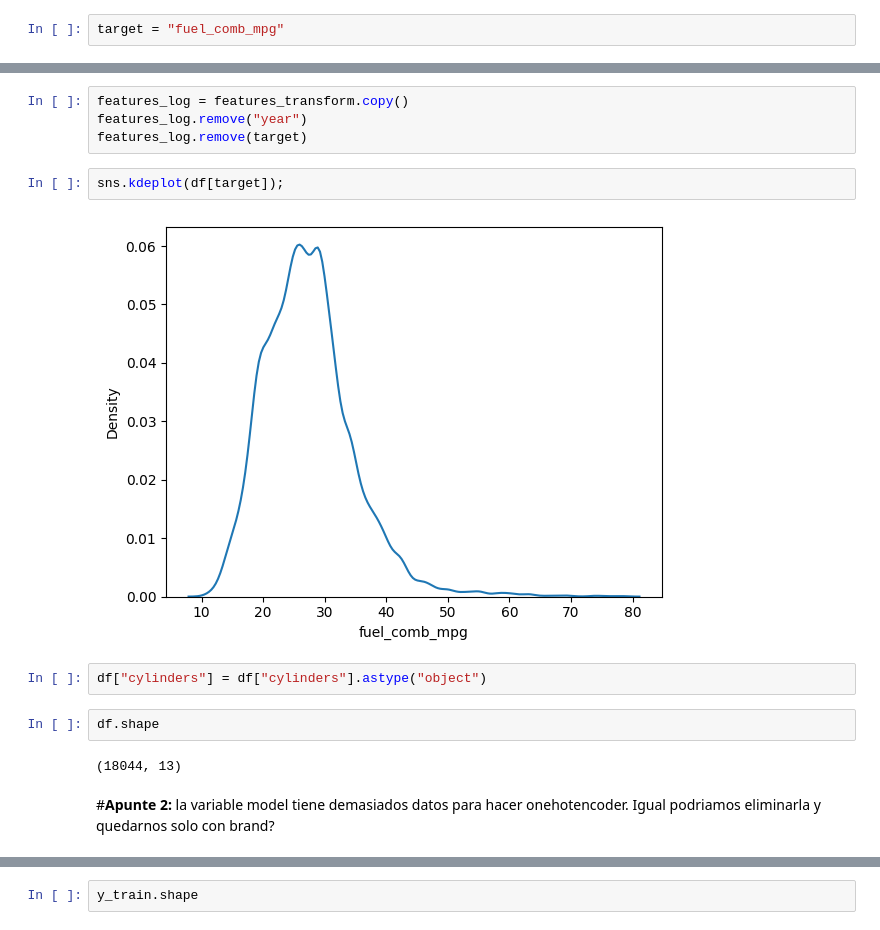
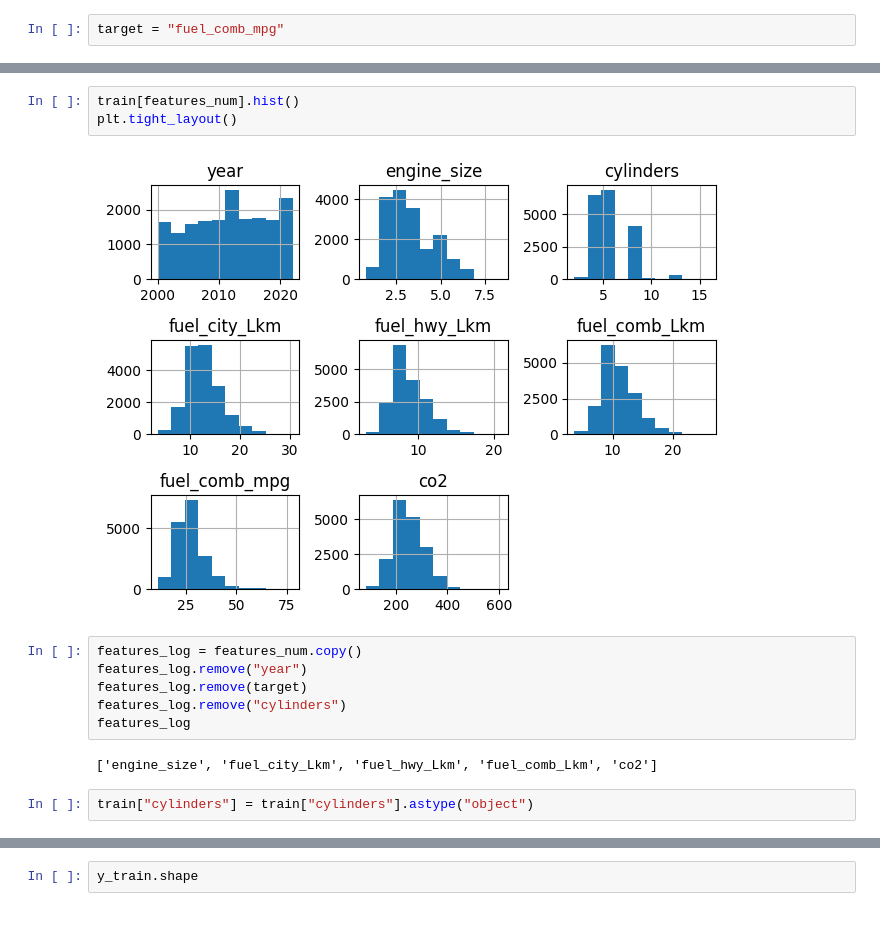
Before and after one commit to mPuchadesdo/Team-Challenge---Team-MPG, a Jupyter notebook: src/result_notebooks/MPG_Pipelines_I.ipynb, the cells around one changed output, grey strips where cells are left out. Cells and saved outputs as stored; diff of their text form.

```diff
--- a/src/result_notebooks/MPG_Pipelines_I.ipynb
+++ b/src/result_notebooks/MPG_Pipelines_I.ipynb
@@ -92,16 +74,15 @@ target = "fuel_comb_mpg"
+# %%
+train[features_num].hist()
+plt.tight_layout()
+# %% [output]
+[figure, added]
 # %%
-features_log = features_transform.copy()
+features_log = features_num.copy()
 features_log.remove("year")
 features_log.remove(target)
+features_log.remove("cylinders")
+features_log
+# %% [output]
+['engine_size', 'fuel_city_Lkm', 'fuel_hwy_Lkm', 'fuel_comb_Lkm', 'co2']
-# %%
-sns.kdeplot(df[target]);
-# %% [output]
-[figure, removed]
 # %%
-df["cylinders"] = df["cylinders"].astype("object")
+train["cylinders"] = train["cylinders"].astype("object")
-# %%
-df.shape
-# %% [output]
-(18044, 13)
-# %% [markdown]
-#**Apunte 2:** la variable model tiene demasiados datos para hacer onehotencoder. Igual podriamos eliminarla y quedarnos solo con brand?
```
Also changed, not shown: parts of 21 cells of this notebook.
